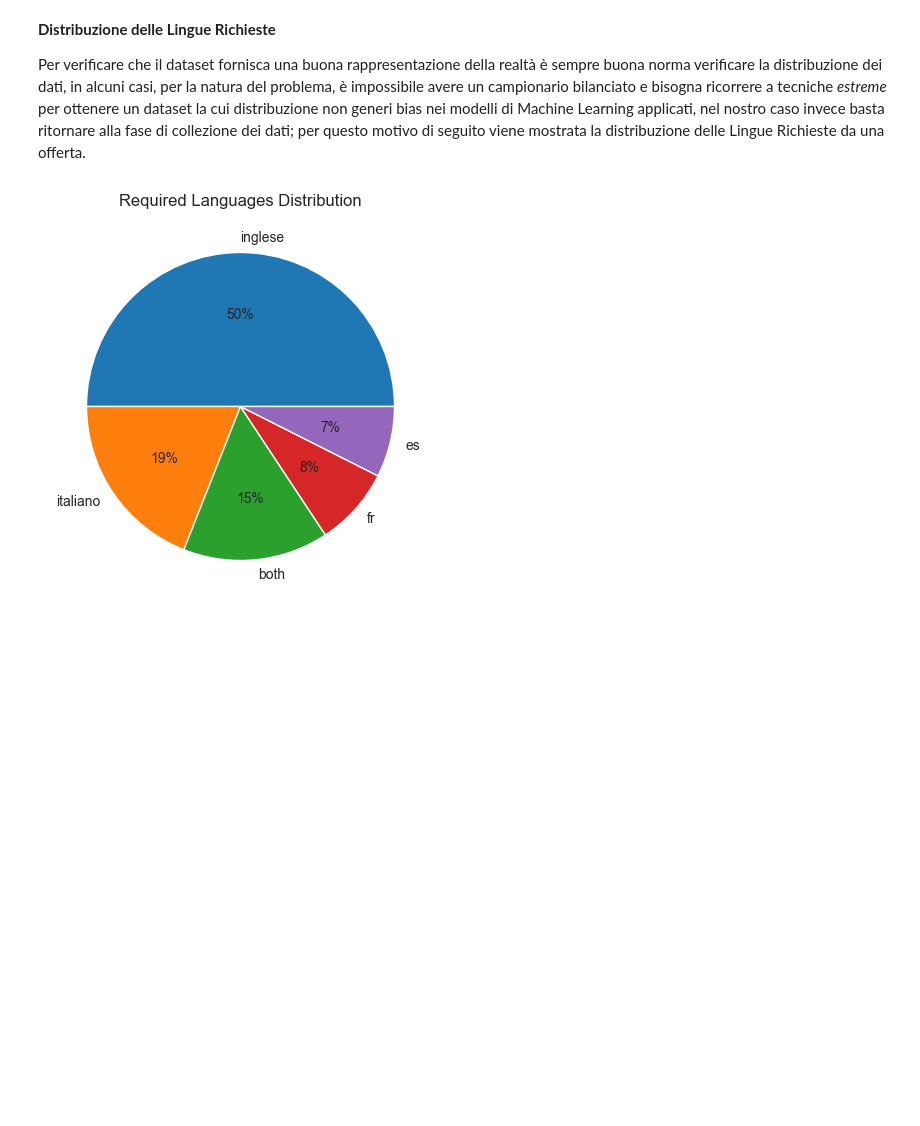
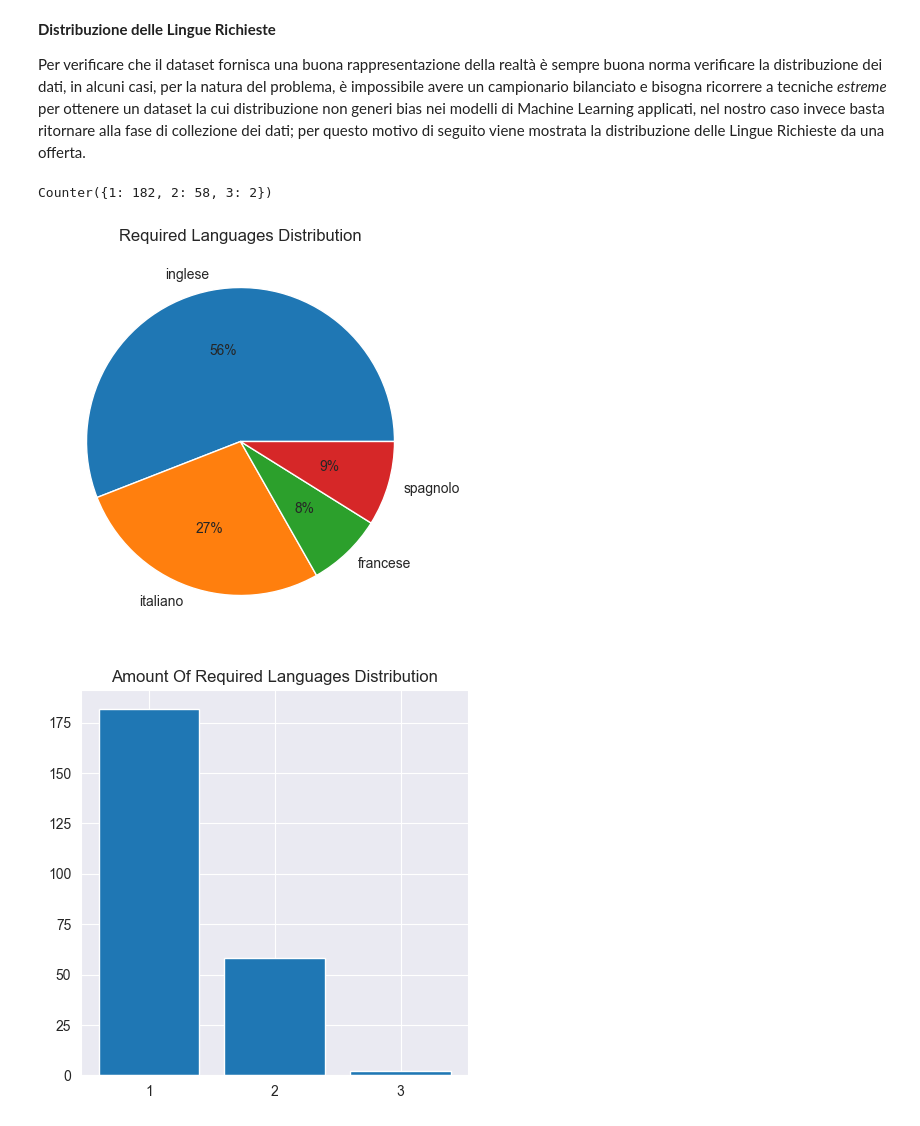
Before and after one commit to antoninoLorenzo/RecommenderSystem_TC, a Jupyter notebook: demo/notebooks/offers.ipynb, the cells around one changed output. Cells and saved outputs as stored; diff of their text form; code cells hidden in the pictures; blank space fills up the shorter version.

Commit message:
Modularizzata estrazione lingue + nuovo plot

```diff
--- a/demo/notebooks/offers.ipynb
+++ b/demo/notebooks/offers.ipynb
@@ -263,28 +263,38 @@ Per dedurre quali lingue parlate sono richieste da una data offerta di lavoro, v
 from langdetect import detect
 offers_langs = []
 remove_map = {p:'' for p in punctuation}
-supported_langs = ['italiano', 'inglese', 'italian', 'english']
-eqs = [('italiano', 'italian'), ('inglese', 'english')]
 
-for desc in offers_frame.Description:
+eqs = {'it' : ('italiano', 'italian', 'italien', 'italiano'),
+       'en' : ('inglese', 'english', 'anglais', 'inglés'),
+       'fr' : ('francese', 'french', 'français', 'francés'),
+       'es' : ('spagnolo', 'spanish', 'espagnol', 'español')}
+
+supported_langs = [x for v in eqs.values() for x in v]
+
+
+for i, desc in enumerate(offers_frame.Description):
     lang = detect(desc)
-    if lang == 'it':
-        lang = 'italiano'
-    elif lang == 'en':
-        lang = 'inglese'
+
+    try:
+        lang = eqs[lang][0]
+    except KeyError:
+        print(f'offer {i} unsupported "{lang}" detected')
+        lang = None
 
     desc = remove_symbols(desc, remove_map)
     found = extract_symbols(desc, supported_langs)
 
     found = list(found)
     for i, l in enumerate(found):
-        for e in eqs:
+        for e in eqs.values():
             if l in e:
                 found[i] = e[0]
                 break
 
     found = set(found)
-    found.add(lang)
+
+    if lang is not None:
+        found.add(lang)
     offers_langs.append(found)
 
 offers_frame.loc[:, "Languages"] = offers_langs
@@ -311,17 +323,26 @@ Per verificare che il dataset fornisca una buona rappresentazione della realtà
 # %%
 # The count is executed given the assumption that the Required Languages can be Italian or English
 language_counter = Counter()
+language_number_counter = Counter()
 for offer_languages in offers_frame.loc[:, 'Languages']:
-    if len(set(offer_languages)) == 2:
-        language_counter['both'] += 1
-    else:
-        for l in set(offer_languages):
-            language_counter[l] += 1
+    for l in set(offer_languages):
+        language_counter[l] += 1
+
+    language_number_counter[len(offer_languages)] += 1
+
+print(language_number_counter)
+# %% [output]
+Counter({1: 182, 2: 58, 3: 2})
 # %%
 # A Pie-Chart is one of the best tools to analyze distribution given the visual nature
 plt.figure(figsize=(5, 5))
 plt.title('Required Languages Distribution')
 plt.pie(language_counter.values(), labels=language_counter.keys(), autopct='%0.f%%')
 plt.show()
+plt.figure(figsize=(5, 5))
+plt.title('Amount Of Required Languages Distribution')
+plt.bar(['1', '2', '3'], language_number_counter.values())
+plt.show()
 # %% [output]
-[figure, old version]
+[figure, new version]
+[figure, added]
```
Also changed, not shown: parts of 4 cells of this notebook, 1 other file.
